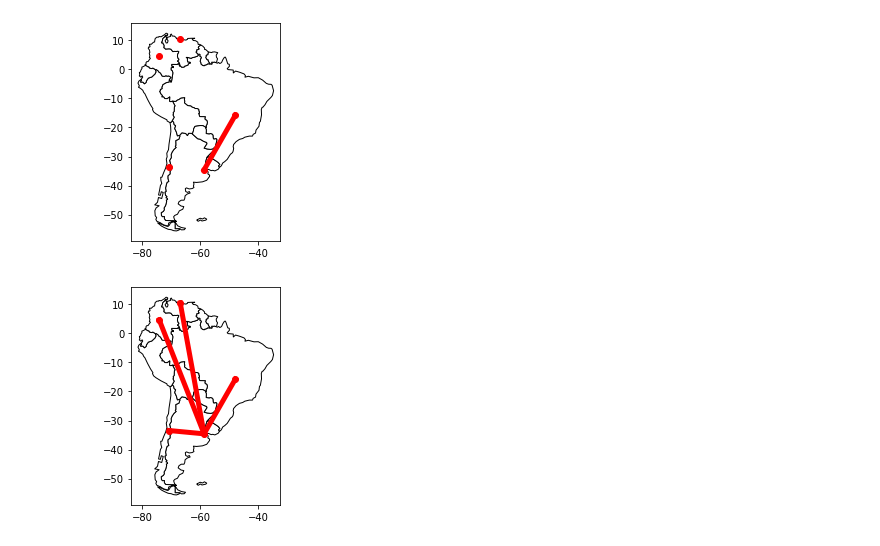
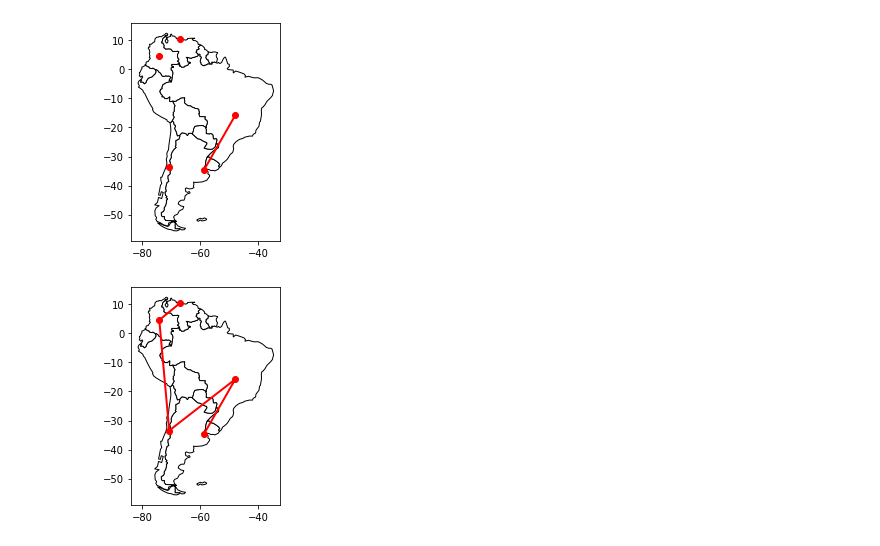
Before and after one commit to ciepielajan/Graph-, a Jupyter notebook: Graph_Geopandas_plot_Connection_Map_Chart_between_cities_NAUKA.ipynb, the cells around one changed output. Drawn from its saved outputs; the diff is of its cells as text; code cells hidden in the pictures.

```diff
--- a/Graph_Geopandas_plot_Connection_Map_Chart_between_cities_NAUKA.ipynb
+++ b/Graph_Geopandas_plot_Connection_Map_Chart_between_cities_NAUKA.ipynb
@@ -120,30 +88,15 @@ plt.show()
 # %% [output]
 [figure]
 # %%
-ax = world[world.continent == 'South America'].plot(
-color='white', edgecolor='black')
+ax = world[world.continent == 'South America'].plot(color='white', edgecolor='black')
 
 gdf.plot(ax=ax, color='red')
 
-slat = df.iloc[0]["Coordinates"].x
-dlat = df.iloc[0]["Coordinates"].y
-slon = df.iloc[1]["Coordinates"].x
-dlon =df.iloc[1]["Coordinates"].y
-
-slon2 = df.iloc[2]["Coordinates"].x
-dlon2 =df.iloc[2]["Coordinates"].y
-
-slon3 = df.iloc[3]["Coordinates"].x
-dlon3 =df.iloc[3]["Coordinates"].y
-
-slon4 = df.iloc[4]["Coordinates"].x
-dlon4 =df.iloc[4]["Coordinates"].y
-
-plt.plot([slat,slon], [dlat,dlon], linewidth=5, color="red", alpha=1)
-plt.plot([slat,slon2], [dlat,dlon2], linewidth=5, color="red", alpha=1)    # dlaczego połaczenie slat, slon2 ???
-plt.plot([slat,slon3], [dlat,dlon3], linewidth=5, color="red", alpha=1)
-plt.plot([slat,slon4], [dlat,dlon4], linewidth=5, color="red", alpha=1)
+#wszytkie x w jednej liście i wszystkei y w drugiej liście
+plt.plot([df.iloc[0]["Coordinates"].x , df.iloc[1]["Coordinates"].x , df.iloc[2]["Coordinates"].x , df.iloc[3]["Coordinates"].x , df.iloc[4]["Coordinates"].x],
+         [df.iloc[0]["Coordinates"].y , df.iloc[1]["Coordinates"].y , df.iloc[2]["Coordinates"].y , df.iloc[3]["Coordinates"].y , df.iloc[4]["Coordinates"].y],
+         linewidth=2, color="red", alpha=1)
 
 plt.show()
 # %% [output]
-[figure, old version]
+[figure, new version]
```
Also changed, not shown: parts of 9 cells of this notebook.
